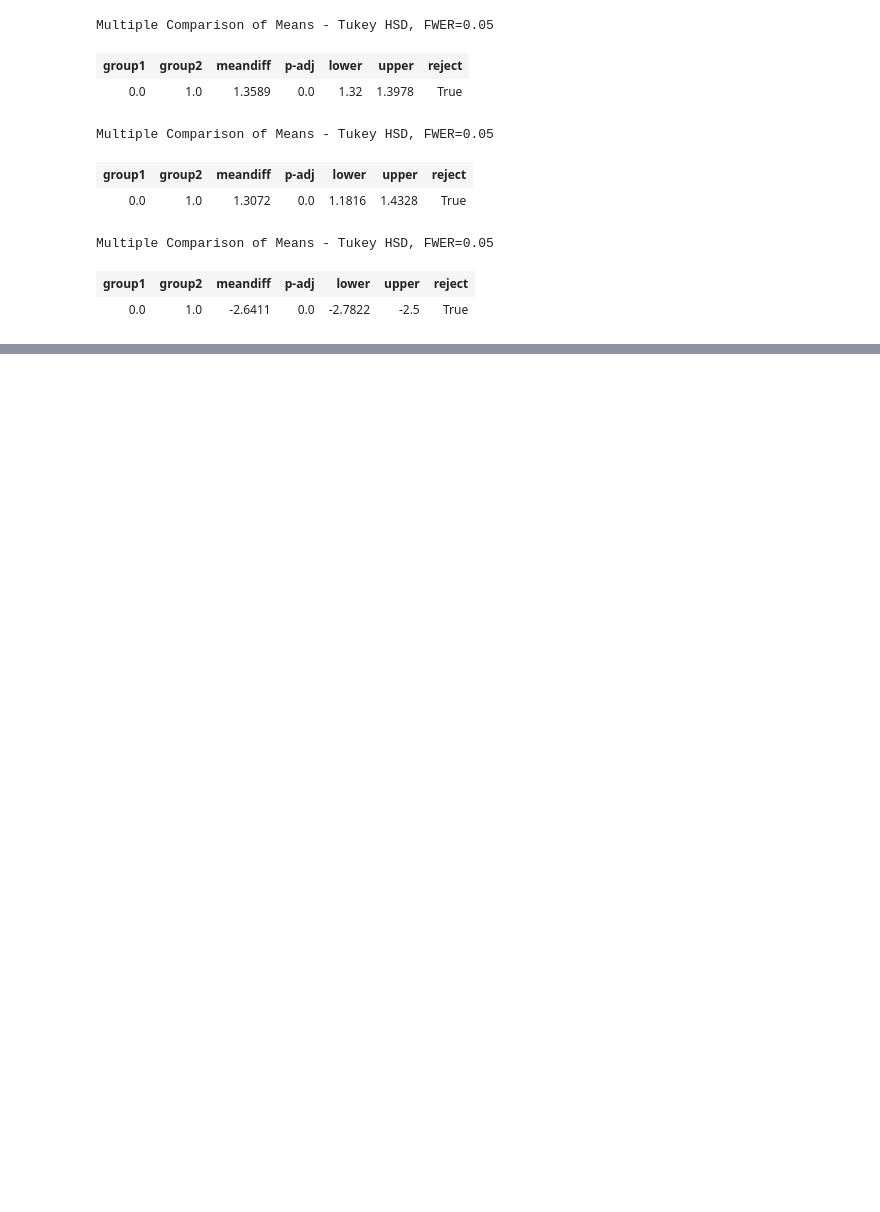
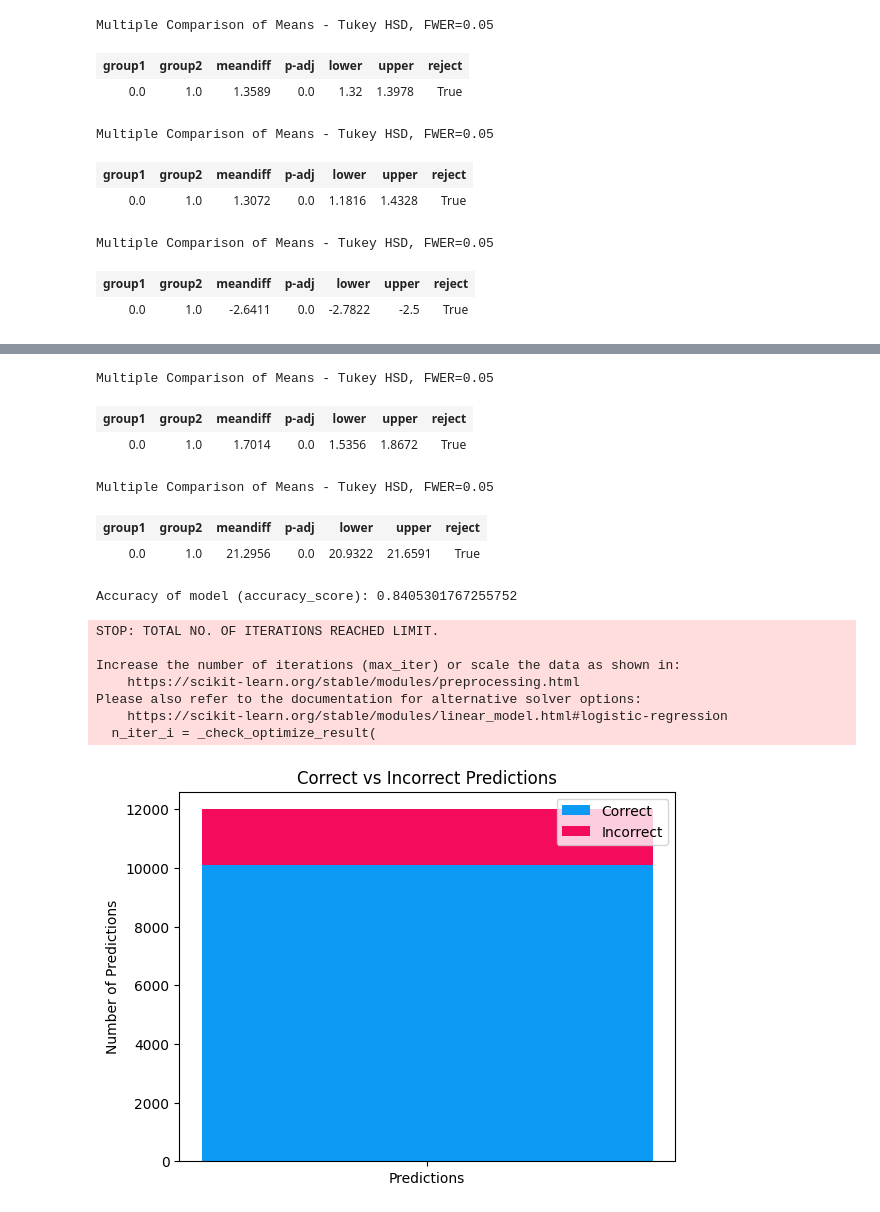
Before and after one commit to Liz3tha/DRSP-RAINFALL-PROJECT, a Jupyter notebook: DSRP_PREDICT_RAIN_IN_AUSTRALIA.ipynb, the cells around one changed output, grey strips where cells are left out. Saved outputs shown, nothing was run; the diff lists cells and outputs as text; code cells hidden in the pictures; blank space fills up the shorter version.

```diff
--- a/DSRP_PREDICT_RAIN_IN_AUSTRALIA.ipynb
+++ b/DSRP_PREDICT_RAIN_IN_AUSTRALIA.ipynb
@@ -333,0 +488,68 @@ Multiple Comparison of Means - Tukey HSD, FWER=0.05
+# %%
+import statsmodels.stats.multicomp as mc
+comp = mc.MultiComparison(df_new_copy['WindSpeed3pm'], df_new_copy['RainTomorrow'])
+comp.tukeyhsd().summary()
+# %% [output]
+Multiple Comparison of Means - Tukey HSD, FWER=0.05
+| group1 | group2 | meandiff | p-adj | lower | upper | reject |
+| 0.0 | 1.0 | 1.7014 | 0.0 | 1.5356 | 1.8672 | True |
+# %%
+import statsmodels.stats.multicomp as mc
+comp = mc.MultiComparison(df_new_copy['Humidity3pm'], df_new_copy['RainTomorrow'])
+comp.tukeyhsd().summary()
+# %% [output]
+Multiple Comparison of Means - Tukey HSD, FWER=0.05
+| group1 | group2 | meandiff | p-adj | lower | upper | reject |
+| 0.0 | 1.0 | 21.2956 | 0.0 | 20.9322 | 21.6591 | True |
+# %%
+
+# Creating training and testing sets
+X = df_new_copy.drop('RainTomorrow', axis=1)
+y = df_new_copy['RainTomorrow']
+
+X_train, X_test, y_train, y_test = train_test_split(X, y, test_size=0.2, random_state=42)
+
+#-----
+#Scaling data using StandardScale;
+scaler = StandardScaler()
+scaler.fit(X_train)
+X_train_scaled= scaler.transform(X_train)
+X_test_scaled=scaler.transform(X_test)
+
+# creating polynomial features:
+poly = PolynomialFeatures(degree=3)
+X_train_poly = poly.fit_transform(X_train_scaled)
+X_test_poly = poly.transform(X_test_scaled)
+
+# training
+model = LogisticRegression(max_iter=1000)
+model.fit(X_train_poly, y_train)
+
+y_pred = model.predict(X_test_poly)
+
+print("Accuracy of model (accuracy_score):", accuracy_score(y_test, y_pred))
+
+# These lines of code count and sort into correct and incorrect predictions, aswell as storing them into variable that will be used to plot them
+labels = ['Predictions']
+correct_vals = [np.sum(y_test == y_pred)]
+incorrect_vals = [np.sum(y_test != y_pred)]
+
+# Plot (Stacked bar graph)
+fig, ax = plt.subplots()
+ax.bar(labels, correct_vals, label='Correct', color='#0B9BF4')
+ax.bar(labels, incorrect_vals, bottom=correct_vals, label='Incorrect', color='#F40B5D')
+ax.set_ylabel('Number of Predictions')
+ax.set_title('Correct vs Incorrect Predictions')
+ax.legend()
+
+plt.show()
+# %% [output]
+Accuracy of model (accuracy_score): 0.8405301767255752
+STOP: TOTAL NO. OF ITERATIONS REACHED LIMIT.
+
+Increase the number of iterations (max_iter) or scale the data as shown in:
+    https://scikit-learn.org/stable/modules/preprocessing.html
+Please also refer to the documentation for alternative solver options:
+    https://scikit-learn.org/stable/modules/linear_model.html#logistic-regression
+  n_iter_i = _check_optimize_result(
+[figure, added]
```
Also changed, not shown: parts of 24 cells of this notebook.
